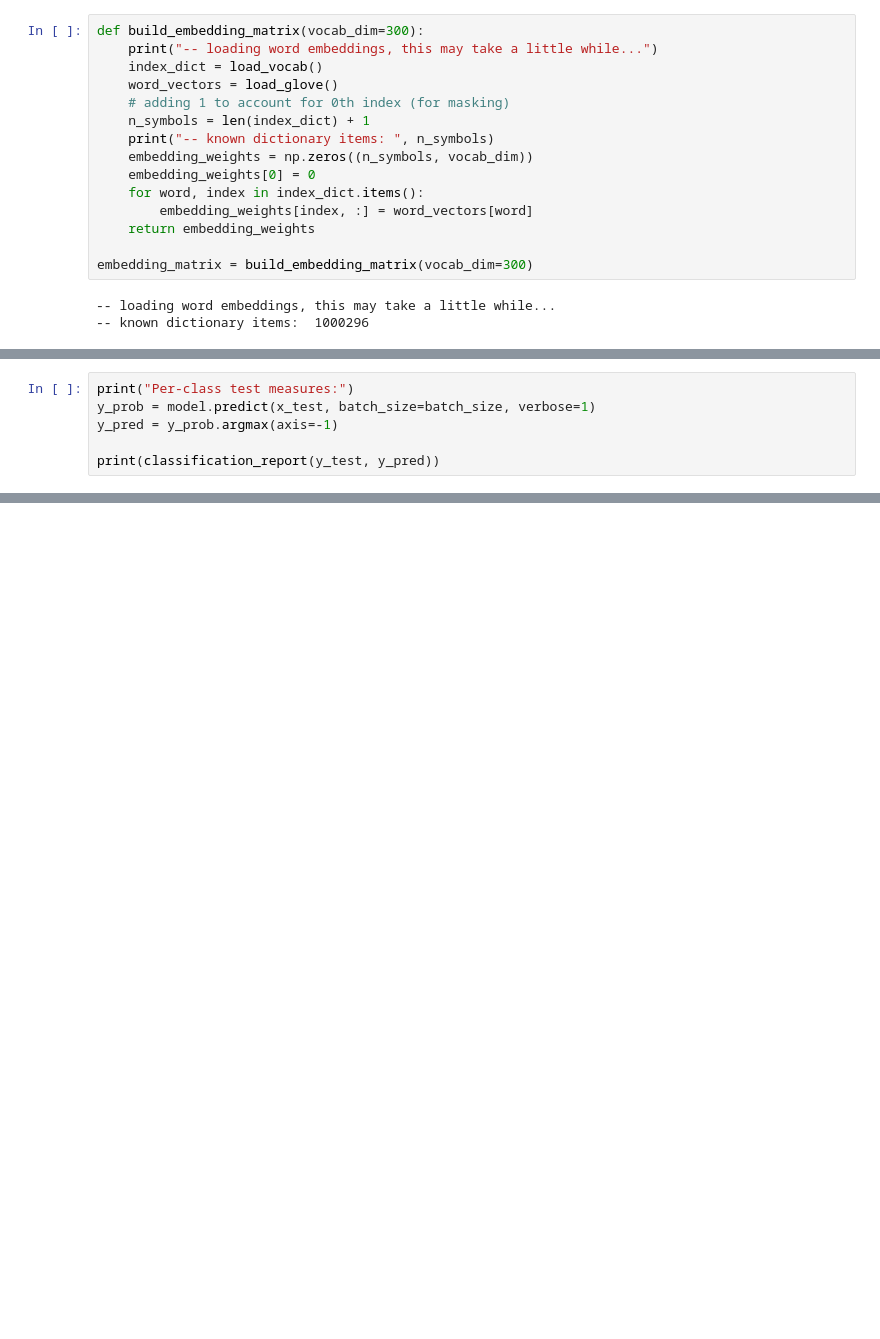
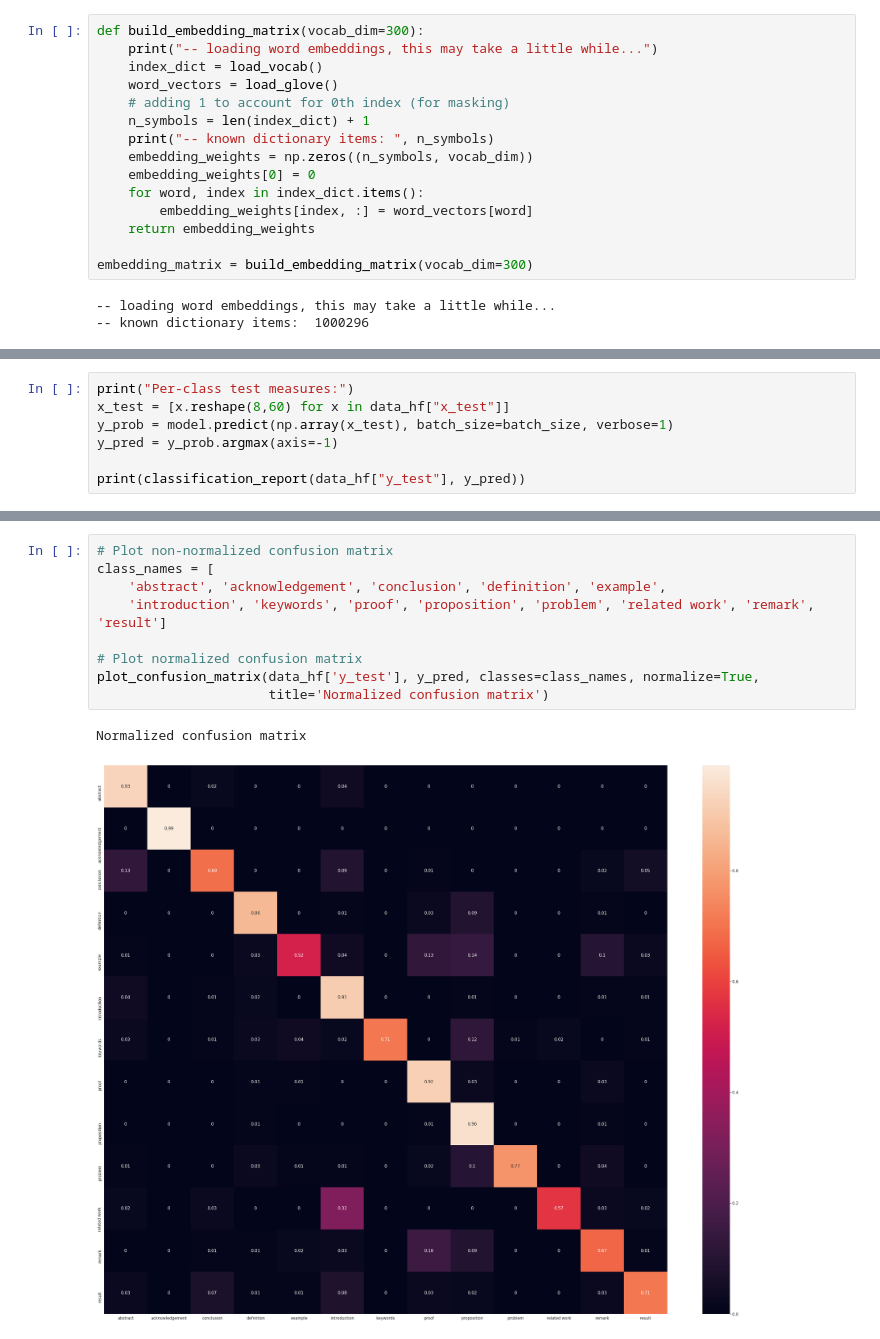
Before and after one commit to dginev/arxiv-statement-classification, a Jupyter notebook: HAN for 13-class Paragraph Classification.ipynb, the cells around one changed output, grey strips where cells are left out. Saved outputs shown, nothing was run; the diff lists cells and outputs as text; blank space fills up the shorter version.

```diff
--- a/HAN for 13-class Paragraph Classification.ipynb
+++ b/HAN for 13-class Paragraph Classification.ipynb
@@ -248,6 +256,7 @@ model.save_weights(model_file+'_notebook.h5')
 # %%
 print("Per-class test measures:")
-y_prob = model.predict(x_test, batch_size=batch_size, verbose=1)
+x_test = [x.reshape(8,60) for x in data_hf["x_test"]]
+y_prob = model.predict(np.array(x_test), batch_size=batch_size, verbose=1)
 y_pred = y_prob.argmax(axis=-1)
 
-print(classification_report(y_test, y_pred))
+print(classification_report(data_hf["y_test"], y_pred))
@@ -261,0 +348,12 @@ ADD
+# %%
+# Plot non-normalized confusion matrix
+class_names = [
+    'abstract', 'acknowledgement', 'conclusion', 'definition', 'example',
+    'introduction', 'keywords', 'proof', 'proposition', 'problem', 'related work', 'remark', 'result']
+
+# Plot normalized confusion matrix
+plot_confusion_matrix(data_hf['y_test'], y_pred, classes=class_names, normalize=True,
+                      title='Normalized confusion matrix')
+# %% [output]
+Normalized confusion matrix
+[figure, added]
```
Also changed, not shown: parts of 5 cells of this notebook, 1 other file.
